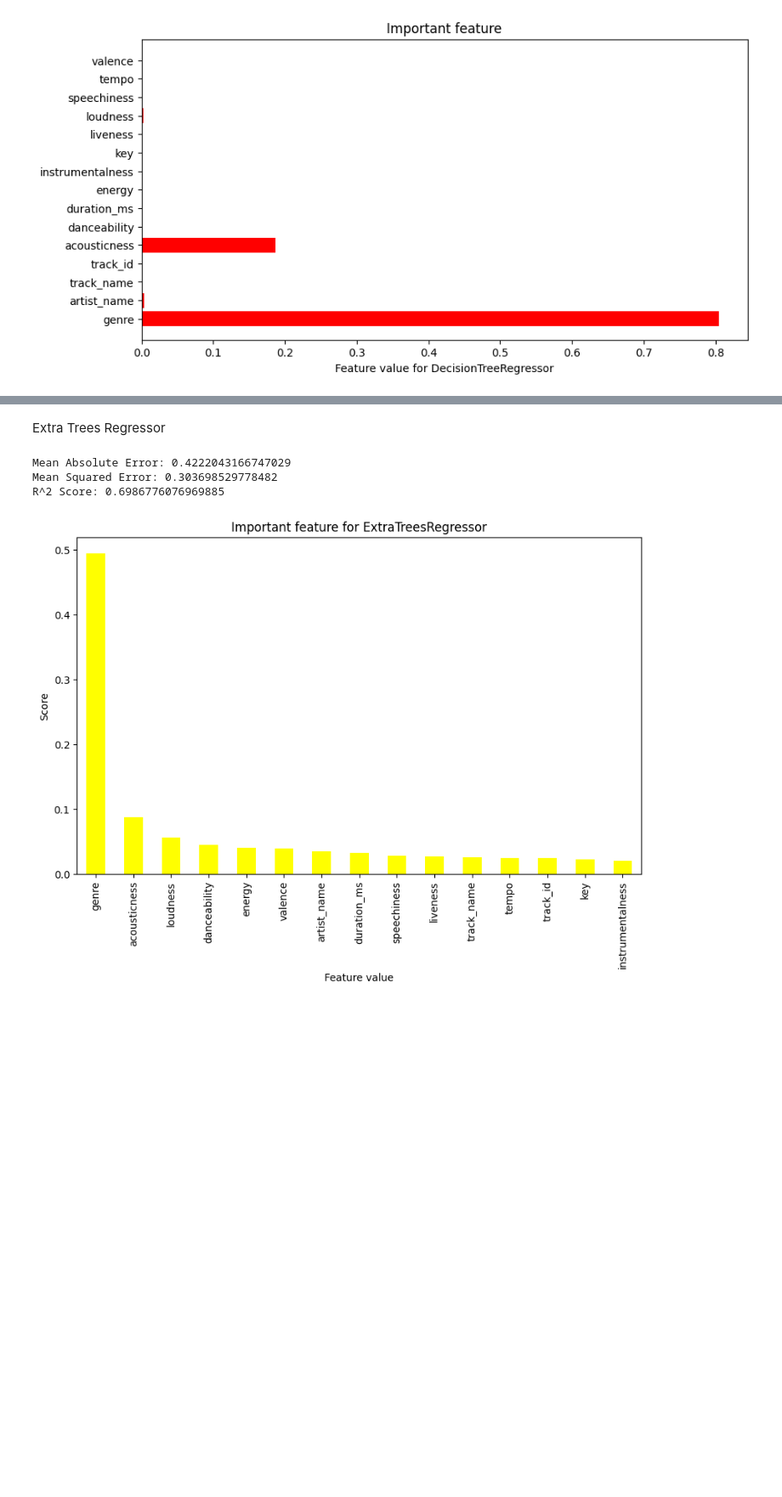
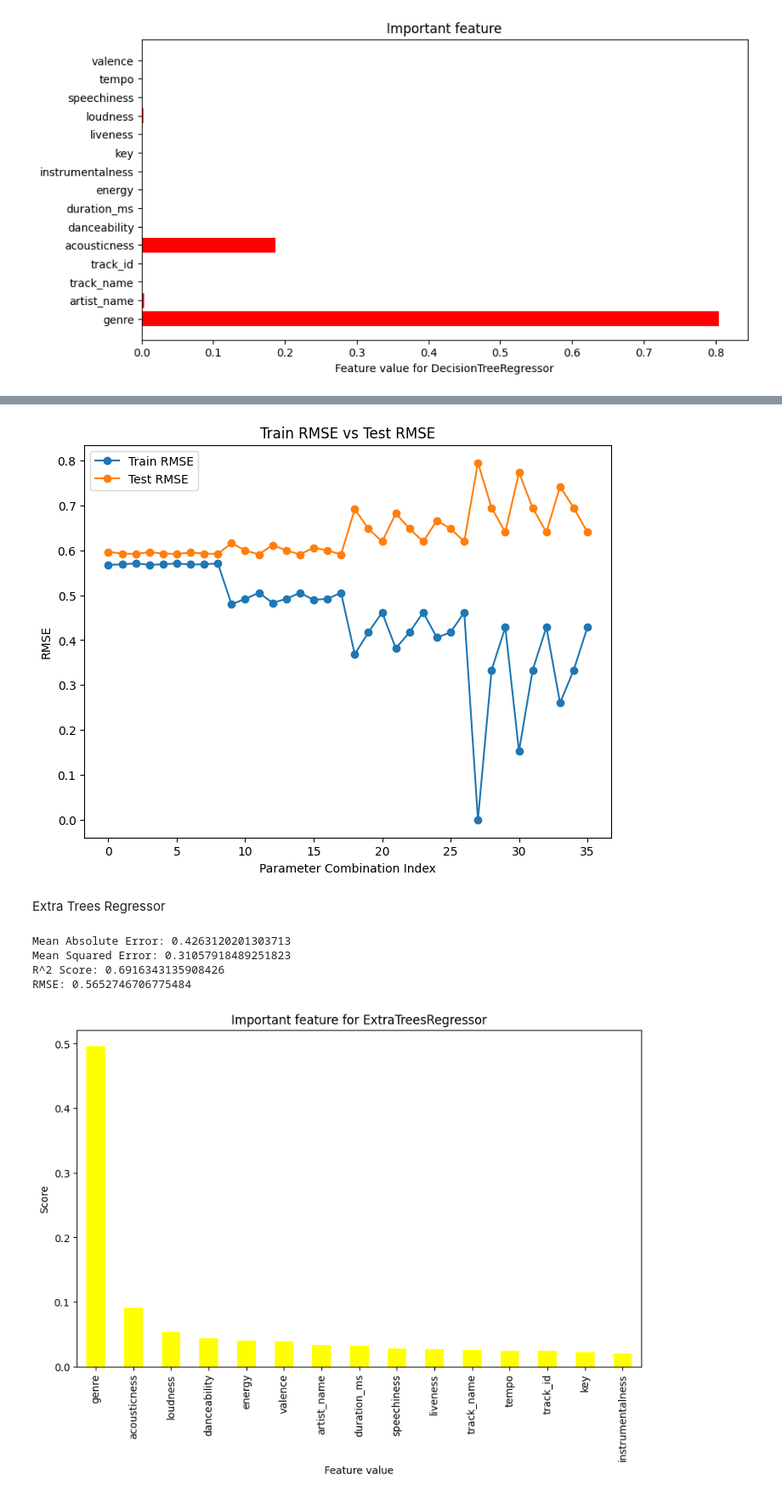
Before and after one commit to ashrafonline/F21DL_DubaiPG4, a Jupyter notebook: notebooks/Decision_Tree_Regressor.ipynb, the cells around one changed output, grey strips where cells are left out. Shown at 85% size. Drawn from its saved outputs; the diff is of its cells as text; code cells hidden in the pictures; blank space fills up the shorter version.

```diff
--- a/notebooks/Decision_Tree_Regressor.ipynb
+++ b/notebooks/Decision_Tree_Regressor.ipynb
@@ -352,3 +476,14 @@ plt.show()
+# %%
+plt.figure(figsize=(8, 6))
+plt.plot(df_results["Train RMSE"], label="Train RMSE", marker='o')
+plt.plot(df_results["Test RMSE"], label="Test RMSE", marker='o')
+plt.xlabel("Parameter Combination Index")
+plt.ylabel("RMSE")
+plt.title("Train RMSE vs Test RMSE")
+plt.legend()
+plt.show()
+# %% [output]
+[figure, added]
 # %% [markdown]
 Extra Trees Regressor
 # %%
@@ -362,10 +498,12 @@ r2_et = r2_score(y_test, y_pred_et)
 print(f"Mean Absolute Error: {mae_et}")
 print(f"Mean Squared Error: {mse_et}")
 print(f"R^2 Score: {r2_et}")
+print(f"RMSE: {rmse}")
 # %% [output]
-Mean Absolute Error: 0.4222043166747029
-Mean Squared Error: 0.303698529778482
-R^2 Score: 0.6986776076969885
+Mean Absolute Error: 0.4263120201303713
+Mean Squared Error: 0.31057918489251823
+R^2 Score: 0.6916343135908426
+RMSE: 0.5652746706775484
 # %%
 plt.figure(figsize=(10, 6))
 feature_importances = pd.Series(et_regressor.feature_importances_, index=X_train.columns)
```
Also changed, not shown: parts of 11 cells of this notebook.
